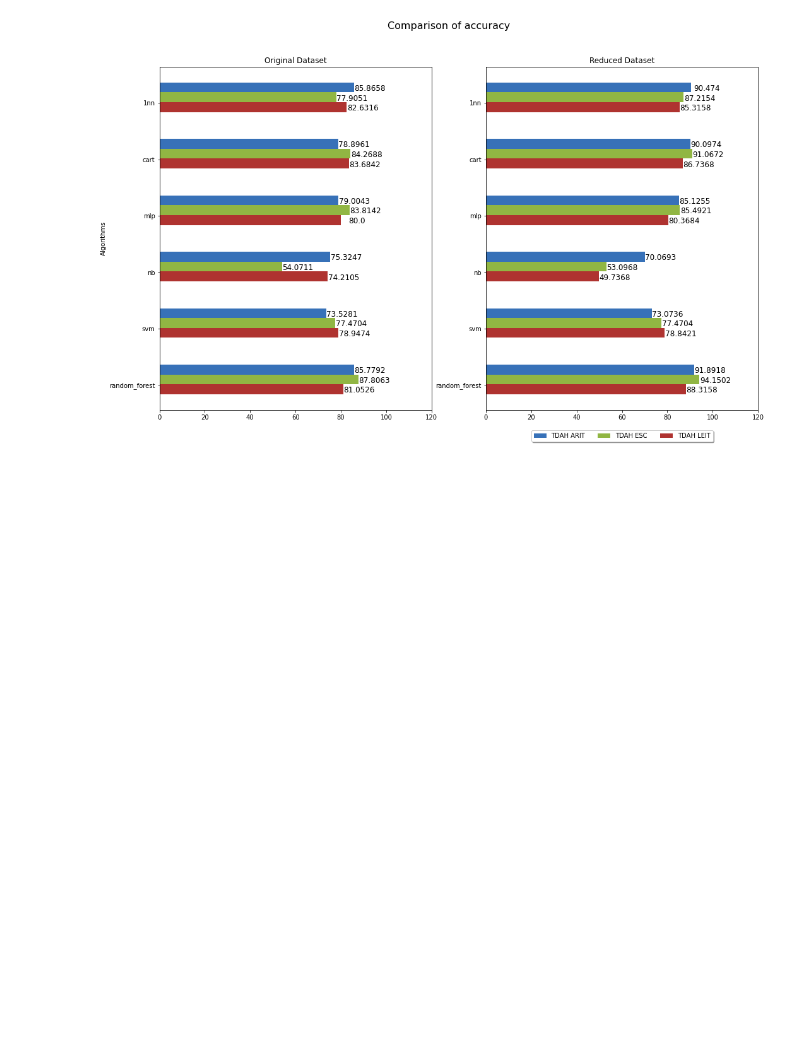
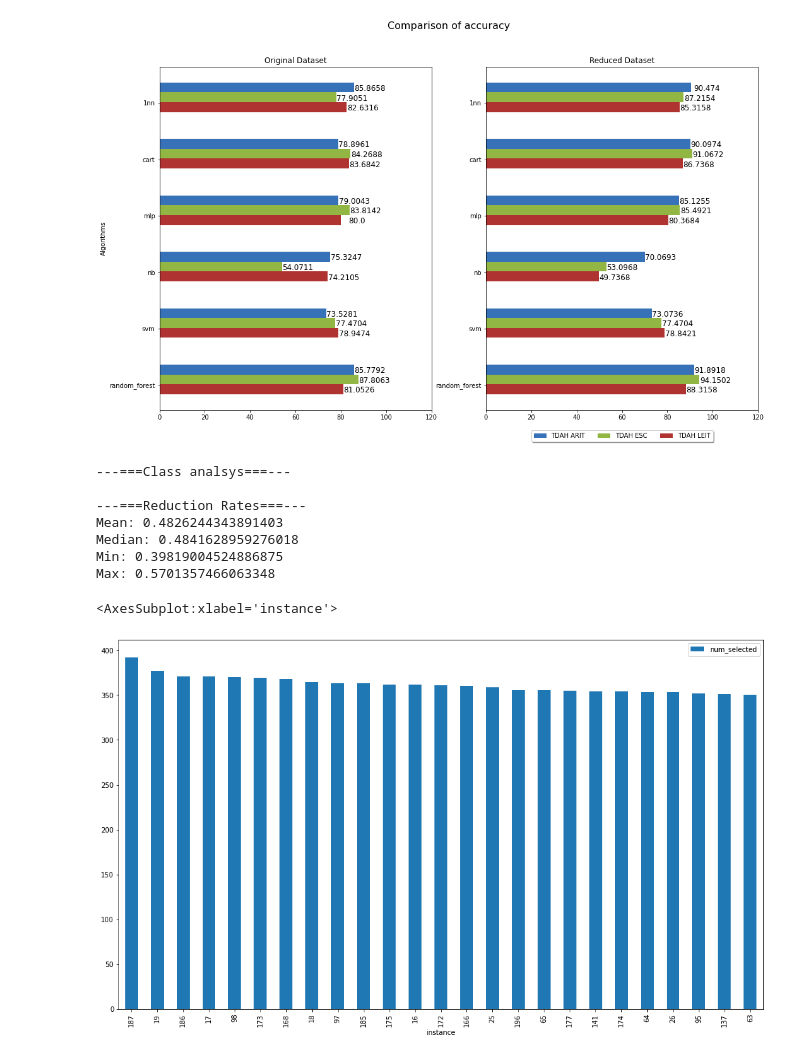
Before and after one commit to HenriqueHott/miloud-2013-ant-is, a Jupyter notebook: analytics.ipynb, the cells around one changed output. Saved outputs shown, nothing was run; the diff lists cells and outputs as text; code cells hidden in the pictures; blank space fills up the shorter version.

```diff
--- a/analytics.ipynb
+++ b/analytics.ipynb
@@ -330,3 +330,68 @@ plt.suptitle(f'Comparison of {metric}', fontsize=16)
 plt.show()
 # %% [output]
 [figure]
+# %%
+def get_reduction_rate_and_selected_instance_freq(database, num_instances):
+    results = []
+    for algo_name in algo_names:
+        results.append(database[algo_name]["reduced"])
+
+    counter_list = []
+    reduction_ratios = []
+    for result in results:
+        for key in result:
+            if key.startswith('i'):
+                selected_instances_in_cv = result[key]["selected_indices"]
+                for selected_instances in selected_instances_in_cv:
+                    reduction_ratios.append(len(selected_instances) / num_instances)
+                    counter_array = np.zeros(num_instances)
+                    counter_array[selected_instances] += 1
+                    counter_list.append(counter_array)
+
+
+    print()
+    print("---===Reduction Rates===---")
+    print(f"Mean: {np.mean(reduction_ratios)}")
+    print(f"Median: {np.median(reduction_ratios)}")
+    print(f"Min: {np.min(reduction_ratios)}")
+    print(f"Max: {np.max(reduction_ratios)}")
+    print()
+
+
+    counter_list.append(np.zeros(num_instances))
+    counter_list = np.array(counter_list)
+    counter_row = np.zeros(num_instances)
+    for i in range(num_instances):
+        counter_row[i] = np.sum(counter_list[:, i])
+
+    counter_list[-1] = counter_row
+
+
+    counter_row_per_instance = \
+        np.concatenate((np.arange(num_instances).reshape(-1, 1), counter_row.reshape(-1, 1)), axis=1)
+
+    # sorted_counter_row = \
+        # counter_row_per_instance[counter_row_per_instance[:, 1].argsort()][::-1]
+
+    instances_df = pd.DataFrame(counter_list, columns=["i" + str(i) for i in range(num_instances)])
+    instances_df = instances_df.astype("int32")
+    sorted_counter_df = pd.DataFrame(counter_row_per_instance, columns=["instance", "num_selected"])
+    sorted_counter_df = sorted_counter_df.astype('int32')
+    return sorted_counter_df.sort_values("num_selected", ascending=False)
+
+print("---===Class analsys===---")
+num_instance_arit = 221
+num_instance_esc = 223
+num_instance_leit = 191
+df_counter = get_reduction_rate_and_selected_instance_freq(arit, num_instance_arit)
+df_counter.head(25).plot.bar(x="instance", y="num_selected")
+# %% [output]
+---===Class analsys===---
+
+---===Reduction Rates===---
+Mean: 0.4826244343891403
+Median: 0.4841628959276018
+Min: 0.39819004524886875
+Max: 0.5701357466063348
+<AxesSubplot:xlabel='instance'>
+[figure, added]
```
